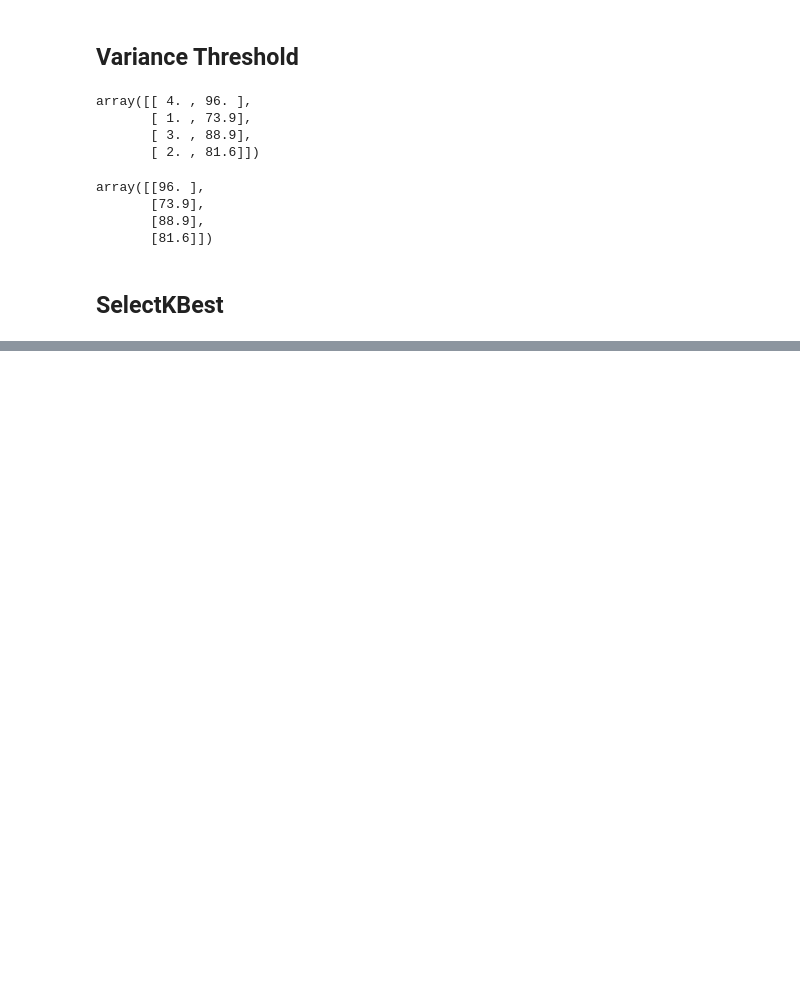
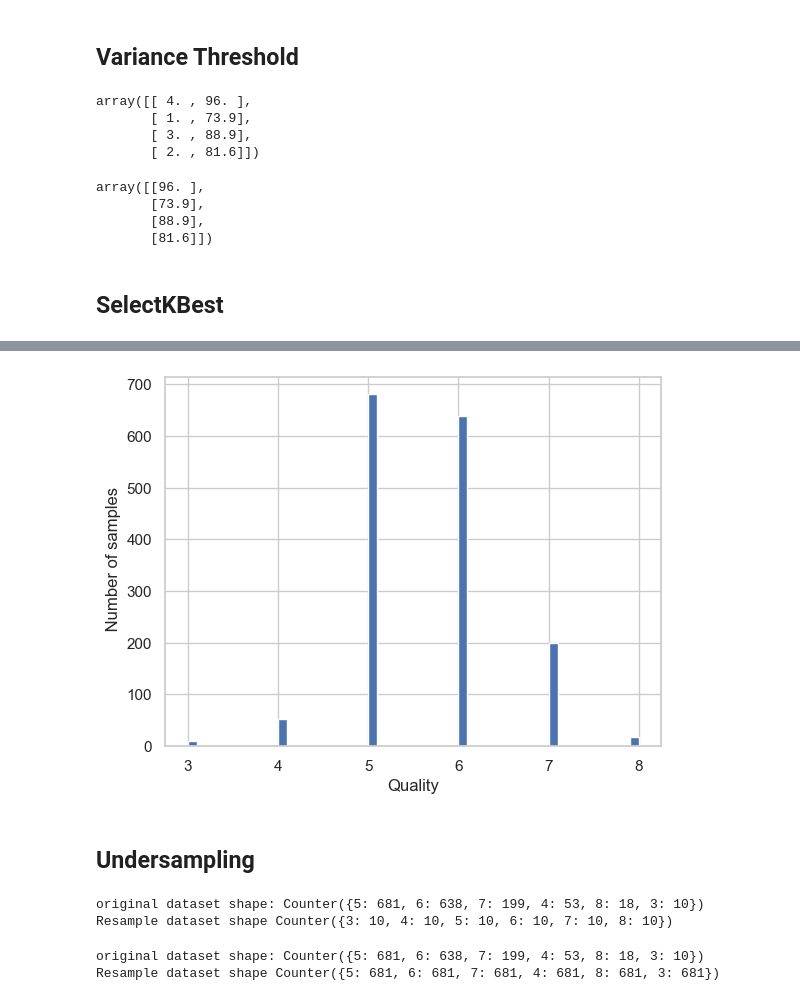
Before and after one commit to atharvakhandelwal19/my-data-science-roadmap, a Jupyter notebook: 09_scikit-learn/04_Applying_on_dataset.ipynb, the cells around one changed output, grey strips where cells are left out. Cells and saved outputs as stored; diff of their text form; code cells hidden in the pictures; blank space fills up the shorter version.

Commit message:
Scikit-learn application on real world datasets with EDA

```diff
--- a/09_scikit-learn/04_Applying_on_dataset.ipynb
+++ b/09_scikit-learn/04_Applying_on_dataset.ipynb
@@ -541,0 +758,12 @@ HTTPError: HTTP Error 403: Forbidden
+# %%
+wine_data = pd.read_csv("https://archive.ics.uci.edu/ml/machine-learning-databases/wine-quality/""winequality-red.csv", sep=";")
+
+# display the histogram of the target variable 'quality'
+wine_data['quality'].hist(bins=50)
+plt.xlabel('Quality')
+plt.ylabel(' Number of samples')
+plt.show()
+# %% [output]
+[figure, added]
+# %% [markdown]
+## Undersampling
@@ -541,0 +772,27 @@ HTTPError: HTTP Error 403: Forbidden
+# %%
+from collections import Counter
+
+X = wine_data.drop(['quality'], axis=1)
+y = wine_data['quality']
+
+undersample = RandomUnderSampler(random_state=0)
+X_rus, y_rus = undersample.fit_resample(X, y)
+
+print('original dataset shape:', Counter(y))
+print('Resample dataset shape', Counter(y_rus))
+# %% [output]
+original dataset shape: Counter({5: 681, 6: 638, 7: 199, 4: 53, 8: 18, 3: 10})
+Resample dataset shape Counter({3: 10, 4: 10, 5: 10, 6: 10, 7: 10, 8: 10})
+# %%
+from imblearn.over_sampling import RandomOverSampler
+
+ros = RandomOverSampler()
+# ros = RandomOverSampler(random_state=42)
+
+X_ros, y_ros = ros.fit_resample(X, y)
+
+print('original dataset shape:', Counter(y))
+print('Resample dataset shape', Counter(y_ros))
+# %% [output]
+original dataset shape: Counter({5: 681, 6: 638, 7: 199, 4: 53, 8: 18, 3: 10})
+Resample dataset shape Counter({5: 681, 6: 681, 7: 681, 4: 681, 8: 681, 3: 681})
```
Also changed, not shown: parts of 36 cells of this notebook, 5 other files.
